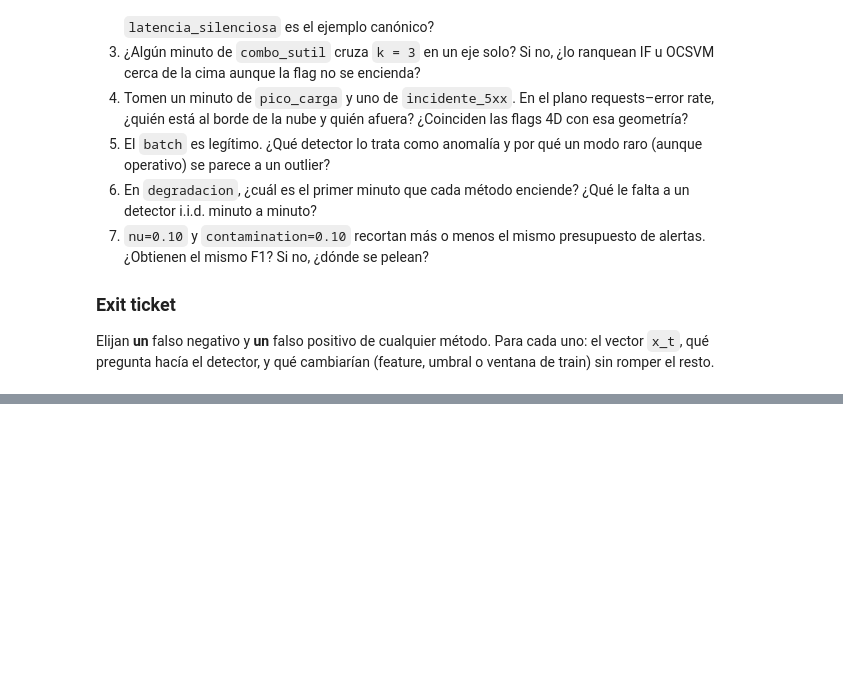
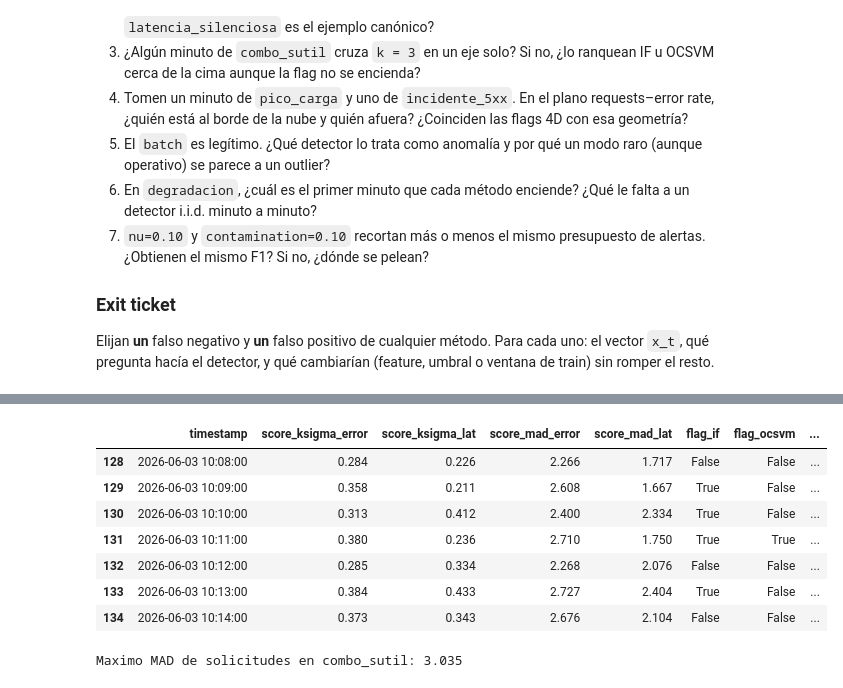
Before and after one commit to federicokatz/AIOps-Obligatorio, a Jupyter notebook: Implementacion K8S/Codigo/anomaly-detection/comparacion_detectores_obligatorio.ipynb, the cells around one changed output, grey strips where cells are left out. Cells and saved outputs as stored; diff of their text form; code cells hidden in the pictures; blank space fills up the shorter version.

```diff
--- a/Implementacion K8S/Codigo/anomaly-detection/comparacion_detectores_obligatorio.ipynb
+++ b/Implementacion K8S/Codigo/anomaly-detection/comparacion_detectores_obligatorio.ipynb
@@ -587,0 +612,24 @@ Elijan **un** falso negativo y **un** falso positivo de cualquier método. Para
+# %%
+p9_combo = data.loc[data["kind"].eq("combo_sutil"), [
+    "timestamp", "score_ksigma_error", "score_ksigma_lat",
+    "score_mad_error", "score_mad_lat", "flag_if", "flag_ocsvm",
+]].copy()
+p9_combo["puesto_IF"] = data["score_if"].rank(ascending=False, method="min")
+p9_combo["puesto_SVM"] = data["score_ocsvm"].rank(ascending=False, method="min")
+display(p9_combo.round(3))
+
+# Comprobacion adicional de un eje que no usamos en los univariados anteriores.
+p9_centro, _, p9_escala = mad_fit(data["requests"])
+p9_mad_requests = mad_score(data["requests"], p9_centro, p9_escala)
+print("Maximo MAD de solicitudes en combo_sutil:",
+      round(p9_mad_requests.loc[p9_combo.index].max(), 3))
+# %% [output]
+|  | timestamp | score_ksigma_error | score_ksigma_lat | score_mad_error | score_mad_lat | flag_if | flag_ocsvm | ... |
+| 128 | 2026-06-03 10:08:00 | 0.284 | 0.226 | 2.266 | 1.717 | False | False | ... |
+| 129 | 2026-06-03 10:09:00 | 0.358 | 0.211 | 2.608 | 1.667 | True | False | ... |
+| 130 | 2026-06-03 10:10:00 | 0.313 | 0.412 | 2.400 | 2.334 | True | False | ... |
+| 131 | 2026-06-03 10:11:00 | 0.380 | 0.236 | 2.710 | 1.750 | True | True | ... |
+| 132 | 2026-06-03 10:12:00 | 0.285 | 0.334 | 2.268 | 2.076 | False | False | ... |
+| 133 | 2026-06-03 10:13:00 | 0.384 | 0.433 | 2.727 | 2.404 | True | False | ... |
+| 134 | 2026-06-03 10:14:00 | 0.373 | 0.343 | 2.676 | 2.104 | False | False | ... |
+Maximo MAD de solicitudes en combo_sutil: 3.035
```
Also changed, not shown: parts of 10 cells of this notebook, 1 other file.
